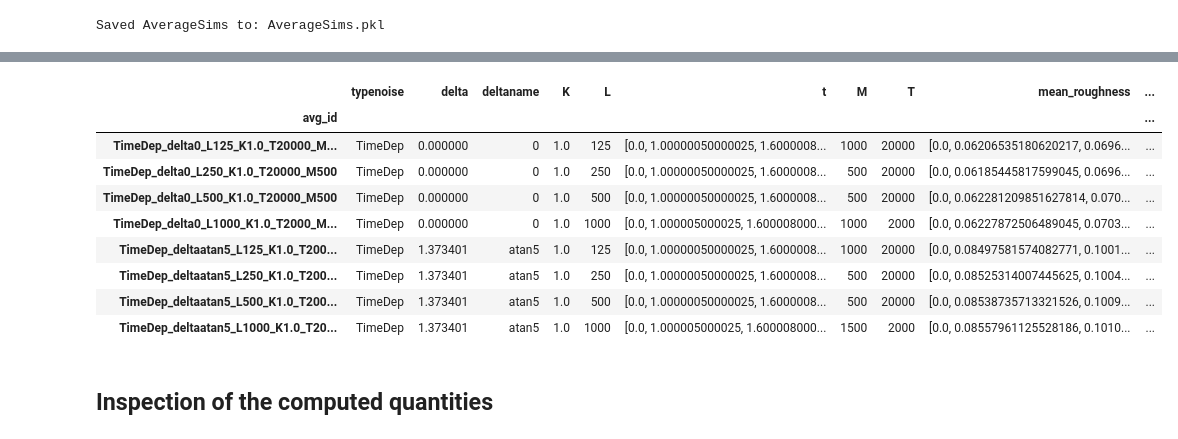
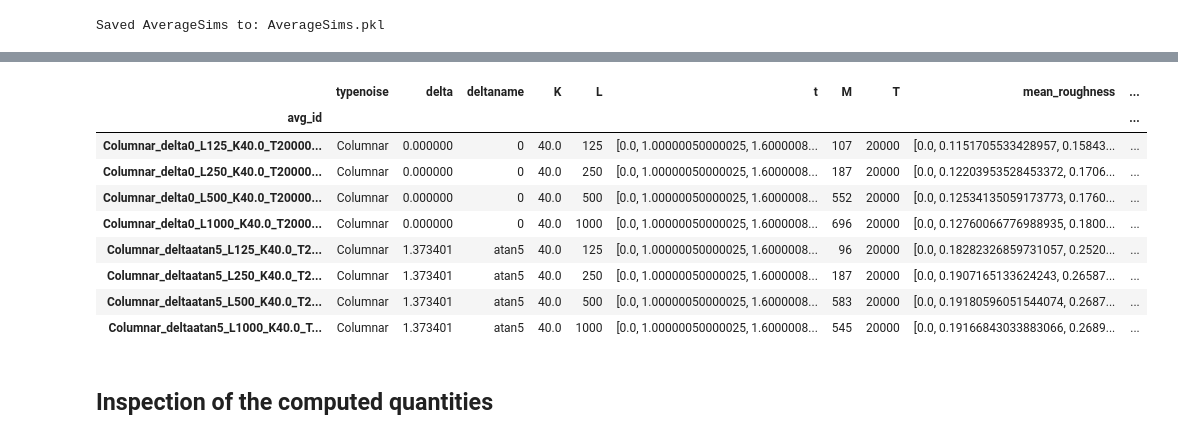
Before and after one commit to goznalo-git/RoughKuramoto, a Jupyter notebook: 2-Roughness.ipynb, the cells around one changed output, grey strips where cells are left out. Saved outputs shown, nothing was run; the diff lists cells and outputs as text; code cells hidden in the pictures.

```diff
--- a/2-Roughness.ipynb
+++ b/2-Roughness.ipynb
@@ -170,16 +170,16 @@ avg_df
 # %%
-avg_df[(avg_df["K"] == 1) & (avg_df["T"] == 20000)]
+avg_df[(avg_df["K"] == 40) & (avg_df["T"] == 20000)]
 # %% [output]
 |  | typenoise | delta | deltaname | K | L | t | M | T | mean_roughness | ... |
 | avg_id |  |  |  |  |  |  |  |  |  | ... |
-| TimeDep_delta0_L125_K1.0_T20000_M... | TimeDep | 0.000000 | 0 | 1.0 | 125 | [0.0, 1.00000050000025, 1.6000008... | 1000 | 20000 | [0.0, 0.06206535180620217, 0.0696... | ... |
-| TimeDep_delta0_L250_K1.0_T20000_M500 | TimeDep | 0.000000 | 0 | 1.0 | 250 | [0.0, 1.00000050000025, 1.6000008... | 500 | 20000 | [0.0, 0.06185445817599045, 0.0696... | ... |
-| TimeDep_delta0_L500_K1.0_T20000_M500 | TimeDep | 0.000000 | 0 | 1.0 | 500 | [0.0, 1.00000050000025, 1.6000008... | 500 | 20000 | [0.0, 0.062281209851627814, 0.070... | ... |
-| TimeDep_delta0_L1000_K1.0_T2000_M... | TimeDep | 0.000000 | 0 | 1.0 | 1000 | [0.0, 1.000005000025, 1.600008000... | 1000 | 2000 | [0.0, 0.06227872506489045, 0.0703... | ... |
-| TimeDep_deltaatan5_L125_K1.0_T200... | TimeDep | 1.373401 | atan5 | 1.0 | 125 | [0.0, 1.00000050000025, 1.6000008... | 1000 | 20000 | [0.0, 0.08497581574082771, 0.1001... | ... |
-| TimeDep_deltaatan5_L250_K1.0_T200... | TimeDep | 1.373401 | atan5 | 1.0 | 250 | [0.0, 1.00000050000025, 1.6000008... | 500 | 20000 | [0.0, 0.08525314007445625, 0.1004... | ... |
-| TimeDep_deltaatan5_L500_K1.0_T200... | TimeDep | 1.373401 | atan5 | 1.0 | 500 | [0.0, 1.00000050000025, 1.6000008... | 500 | 20000 | [0.0, 0.08538735713321526, 0.1009... | ... |
-| TimeDep_deltaatan5_L1000_K1.0_T20... | TimeDep | 1.373401 | atan5 | 1.0 | 1000 | [0.0, 1.000005000025, 1.600008000... | 1500 | 2000 | [0.0, 0.08557961125528186, 0.1010... | ... |
+| Columnar_delta0_L125_K40.0_T20000... | Columnar | 0.000000 | 0 | 40.0 | 125 | [0.0, 1.00000050000025, 1.6000008... | 107 | 20000 | [0.0, 0.1151705533428957, 0.15843... | ... |
+| Columnar_delta0_L250_K40.0_T20000... | Columnar | 0.000000 | 0 | 40.0 | 250 | [0.0, 1.00000050000025, 1.6000008... | 187 | 20000 | [0.0, 0.12203953528453372, 0.1706... | ... |
+| Columnar_delta0_L500_K40.0_T20000... | Columnar | 0.000000 | 0 | 40.0 | 500 | [0.0, 1.00000050000025, 1.6000008... | 552 | 20000 | [0.0, 0.12534135059173773, 0.1760... | ... |
+| Columnar_delta0_L1000_K40.0_T2000... | Columnar | 0.000000 | 0 | 40.0 | 1000 | [0.0, 1.00000050000025, 1.6000008... | 696 | 20000 | [0.0, 0.12760066776988935, 0.1800... | ... |
+| Columnar_deltaatan5_L125_K40.0_T2... | Columnar | 1.373401 | atan5 | 40.0 | 125 | [0.0, 1.00000050000025, 1.6000008... | 96 | 20000 | [0.0, 0.18282326859731057, 0.2520... | ... |
+| Columnar_deltaatan5_L250_K40.0_T2... | Columnar | 1.373401 | atan5 | 40.0 | 250 | [0.0, 1.00000050000025, 1.6000008... | 187 | 20000 | [0.0, 0.1907165133624243, 0.26587... | ... |
+| Columnar_deltaatan5_L500_K40.0_T2... | Columnar | 1.373401 | atan5 | 40.0 | 500 | [0.0, 1.00000050000025, 1.6000008... | 583 | 20000 | [0.0, 0.19180596051544074, 0.2687... | ... |
+| Columnar_deltaatan5_L1000_K40.0_T... | Columnar | 1.373401 | atan5 | 40.0 | 1000 | [0.0, 1.00000050000025, 1.6000008... | 545 | 20000 | [0.0, 0.19166843033883066, 0.2689... | ... |
 # %% [markdown]
 ## Inspection of the computed quantities
 # %%
```
Also changed, not shown: parts of 2 cells of this notebook, 5 other files.
